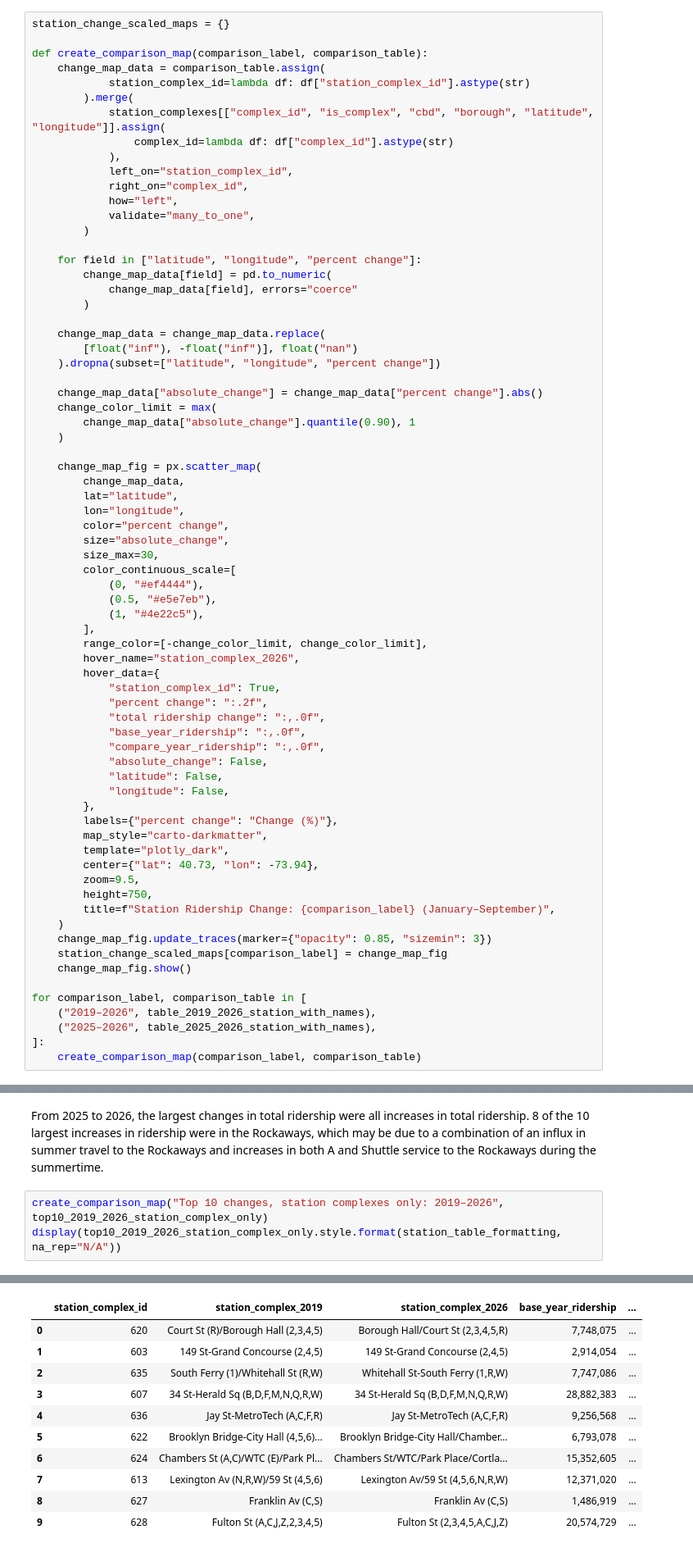
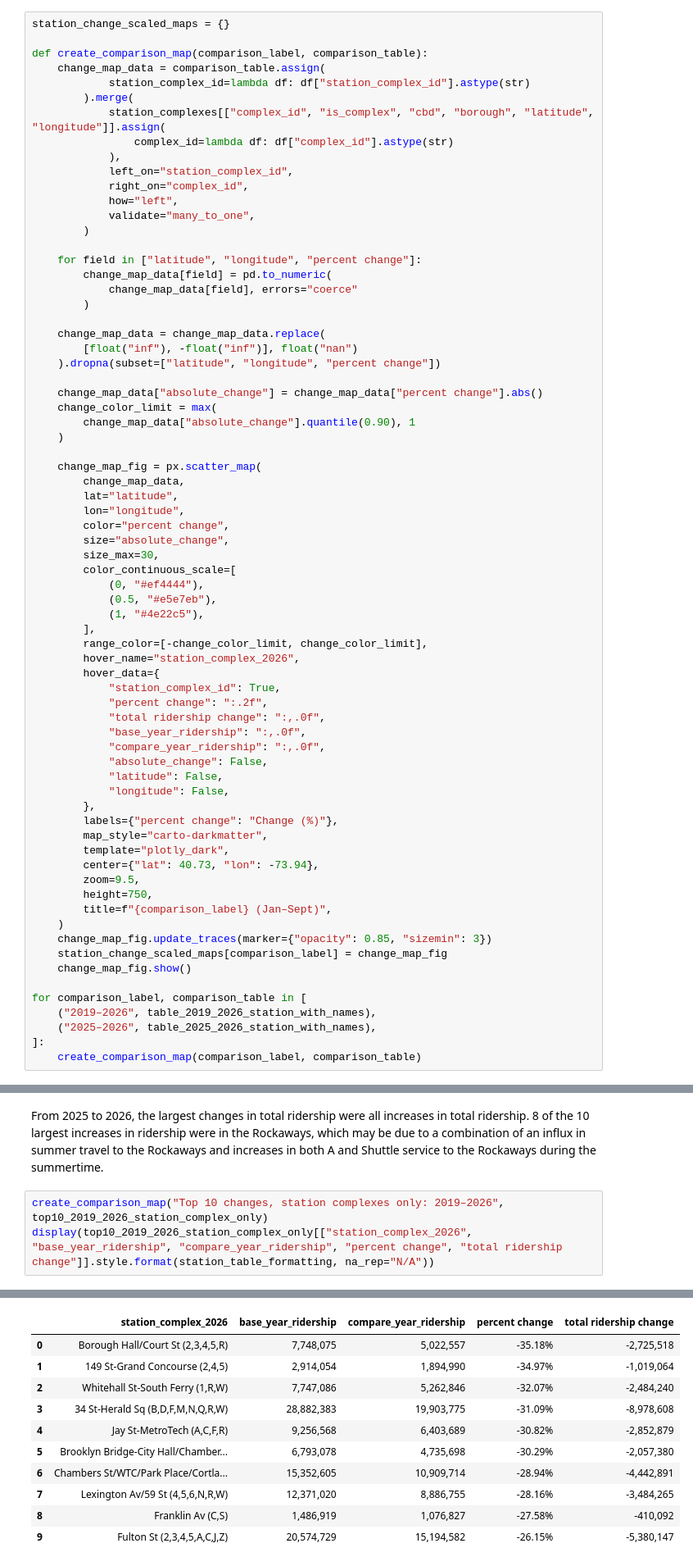
Before and after one commit to amyewang/ridership_analysis, a Jupyter notebook: ridership_analysis.ipynb, the cells around one changed output, grey strips where cells are left out. Shown at 82% size. Saved outputs shown, nothing was run; the diff lists cells and outputs as text.

```diff
--- a/ridership_analysis.ipynb
+++ b/ridership_analysis.ipynb
@@ -712,7 +752,7 @@ def create_comparison_map(comparison_label, comparison_table):
         center={"lat": 40.73, "lon": -73.94},
         zoom=9.5,
         height=750,
-        title=f"Station Ridership Change: {comparison_label} (January–September)",
+        title=f"{comparison_label} (Jan–Sept)",
     )
     change_map_fig.update_traces(marker={"opacity": 0.85, "sizemin": 3})
     station_change_scaled_maps[comparison_label] = change_map_fig
@@ -772,18 +812,18 @@ display(top10_2025_2026_station_all.style.format(station_table_formatting, na_re
 From 2025 to 2026, the largest changes in total ridership were all increases in total ridership. 8 of the 10 largest increases in ridership were in the Rockaways, which may be due to a combination of an influx in summer travel to the Rockaways and increases in both A and Shuttle service to the Rockaways during the summertime.
 # %%
 create_comparison_map("Top 10 changes, station complexes only: 2019–2026", top10_2019_2026_station_complex_only)
-display(top10_2019_2026_station_complex_only.style.format(station_table_formatting, na_rep="N/A"))
+display(top10_2019_2026_station_complex_only[["station_complex_2026", "base_year_ridership", "compare_year_ridership", "percent change", "total ridership change"]].style.format(station_table_formatting, na_rep="N/A"))
 # %% [output]
 [interactive output not drawn]
-|  | station_complex_id | station_complex_2019 | station_complex_2026 | base_year_ridership | ... |
-| 0 | 620 | Court St (R)/Borough Hall (2,3,4,5) | Borough Hall/Court St (2,3,4,5,R) | 7,748,075 | ... |
-| 1 | 603 | 149 St-Grand Concourse (2,4,5) | 149 St-Grand Concourse (2,4,5) | 2,914,054 | ... |
-| 2 | 635 | South Ferry (1)/Whitehall St (R,W) | Whitehall St-South Ferry (1,R,W) | 7,747,086 | ... |
-| 3 | 607 | 34 St-Herald Sq (B,D,F,M,N,Q,R,W) | 34 St-Herald Sq (B,D,F,M,N,Q,R,W) | 28,882,383 | ... |
-| 4 | 636 | Jay St-MetroTech (A,C,F,R) | Jay St-MetroTech (A,C,F,R) | 9,256,568 | ... |
-| 5 | 622 | Brooklyn Bridge-City Hall (4,5,6)... | Brooklyn Bridge-City Hall/Chamber... | 6,793,078 | ... |
-| 6 | 624 | Chambers St (A,C)/WTC (E)/Park Pl... | Chambers St/WTC/Park Place/Cortla... | 15,352,605 | ... |
-| 7 | 613 | Lexington Av (N,R,W)/59 St (4,5,6) | Lexington Av/59 St (4,5,6,N,R,W) | 12,371,020 | ... |
-| 8 | 627 | Franklin Av (C,S) | Franklin Av (C,S) | 1,486,919 | ... |
-| 9 | 628 | Fulton St (A,C,J,Z,2,3,4,5) | Fulton St (2,3,4,5,A,C,J,Z) | 20,574,729 | ... |
+|  | station_complex_2026 | base_year_ridership | compare_year_ridership | percent change | total ridership change |
+| 0 | Borough Hall/Court St (2,3,4,5,R) | 7,748,075 | 5,022,557 | -35.18% | -2,725,518 |
+| 1 | 149 St-Grand Concourse (2,4,5) | 2,914,054 | 1,894,990 | -34.97% | -1,019,064 |
+| 2 | Whitehall St-South Ferry (1,R,W) | 7,747,086 | 5,262,846 | -32.07% | -2,484,240 |
+| 3 | 34 St-Herald Sq (B,D,F,M,N,Q,R,W) | 28,882,383 | 19,903,775 | -31.09% | -8,978,608 |
+| 4 | Jay St-MetroTech (A,C,F,R) | 9,256,568 | 6,403,689 | -30.82% | -2,852,879 |
+| 5 | Brooklyn Bridge-City Hall/Chamber... | 6,793,078 | 4,735,698 | -30.29% | -2,057,380 |
+| 6 | Chambers St/WTC/Park Place/Cortla... | 15,352,605 | 10,909,714 | -28.94% | -4,442,891 |
+| 7 | Lexington Av/59 St (4,5,6,N,R,W) | 12,371,020 | 8,886,755 | -28.16% | -3,484,265 |
+| 8 | Franklin Av (C,S) | 1,486,919 | 1,076,827 | -27.58% | -410,092 |
+| 9 | Fulton St (2,3,4,5,A,C,J,Z) | 20,574,729 | 15,194,582 | -26.15% | -5,380,147 |
 # %% [markdown]
```
Also changed, not shown: parts of 19 cells of this notebook, 1 other file.
